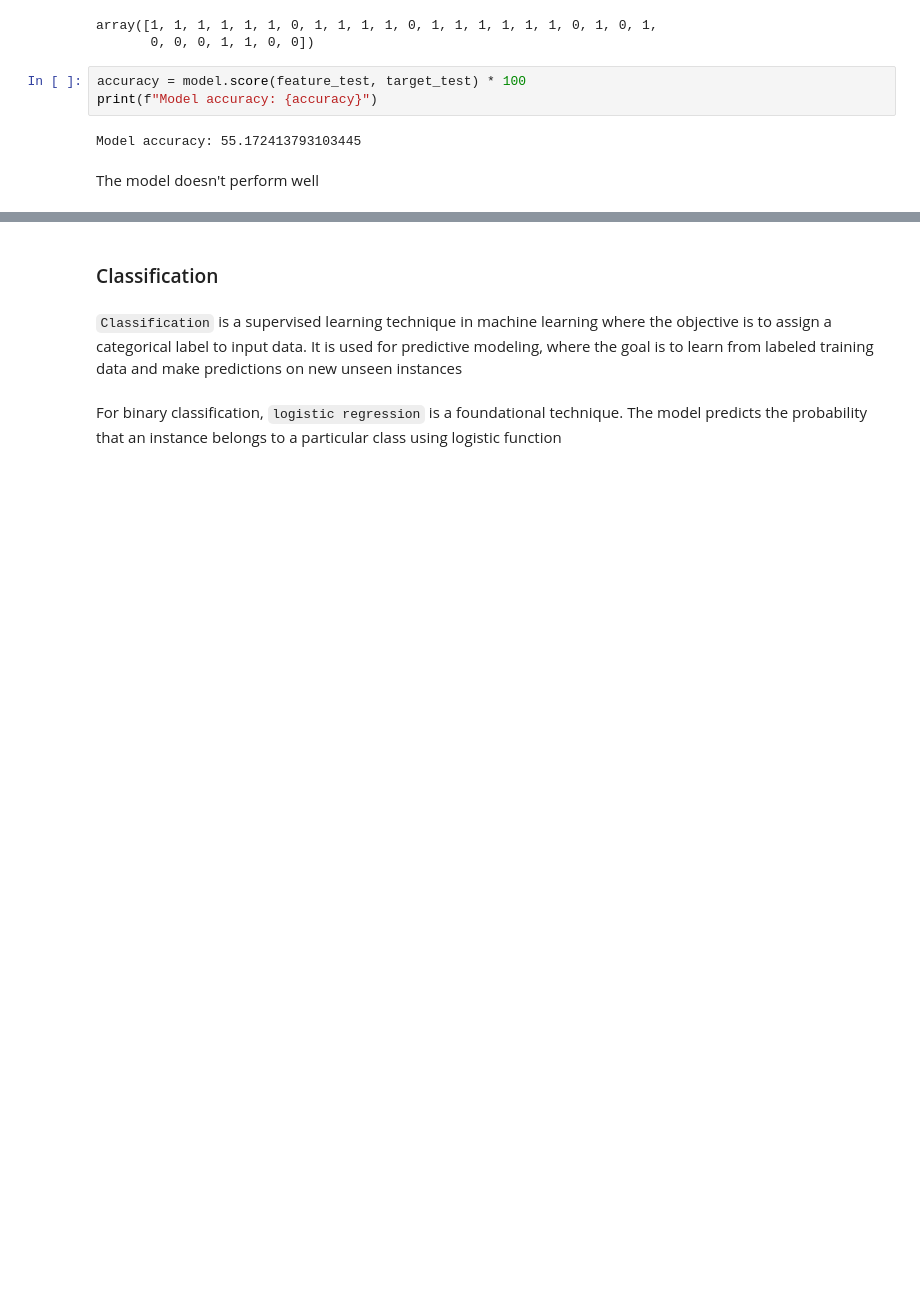
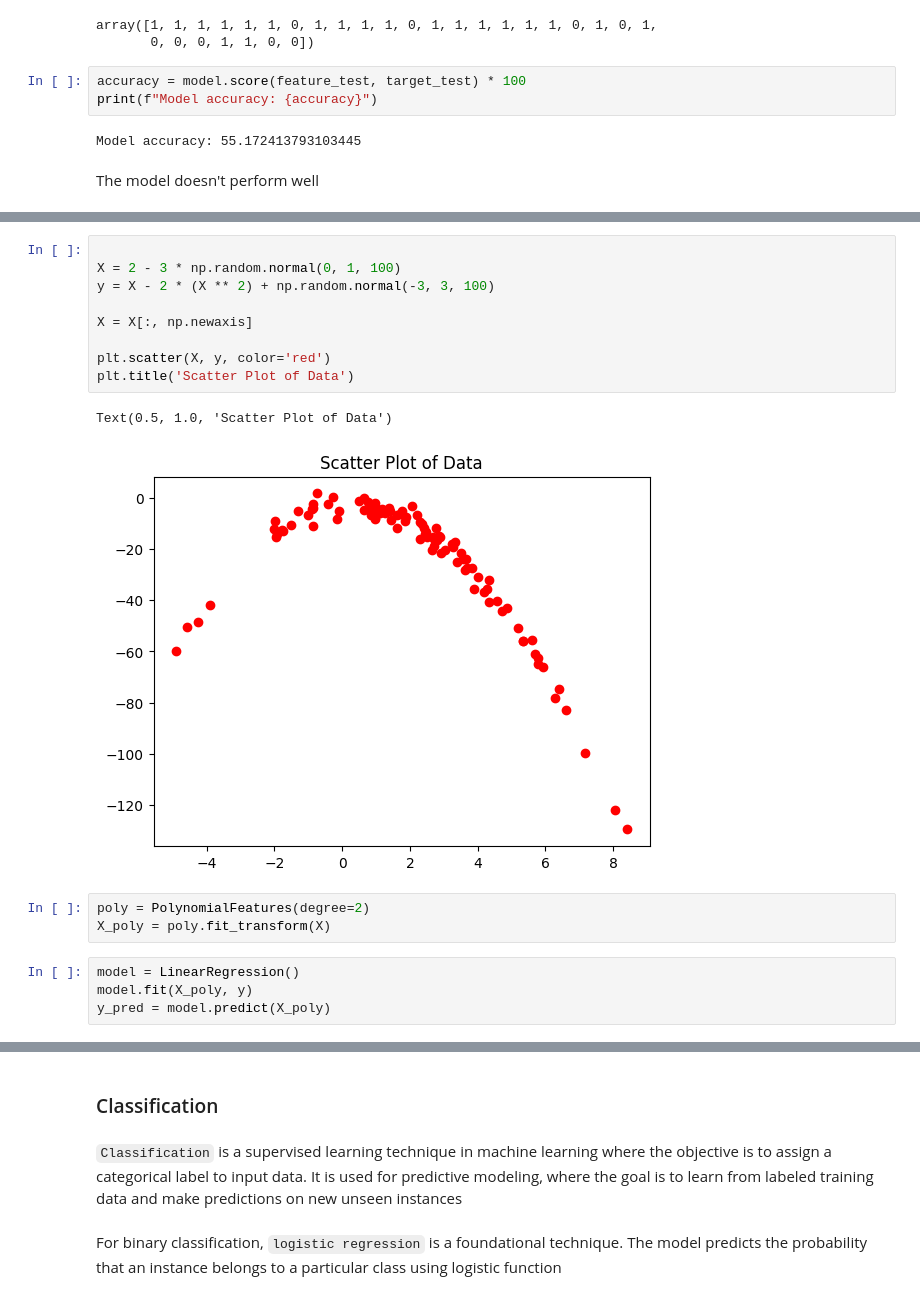
Before and after one commit to mmaazkhanhere/genai-learning-repo, a Jupyter notebook: machine-learning-course/course.ipynb, the cells around one changed output, grey strips where cells are left out. Drawn from its saved outputs; the diff is of its cells as text; blank space fills up the shorter version.

```diff
--- a/machine-learning-course/course.ipynb
+++ b/machine-learning-course/course.ipynb
@@ -502,0 +896,19 @@ The model doesn't perform well
+# %%
+
+X = 2 - 3 * np.random.normal(0, 1, 100)
+y = X - 2 * (X ** 2) + np.random.normal(-3, 3, 100)
+
+X = X[:, np.newaxis]
+
+plt.scatter(X, y, color='red')
+plt.title('Scatter Plot of Data')
+# %% [output]
+Text(0.5, 1.0, 'Scatter Plot of Data')
+[figure, added]
+# %%
+poly = PolynomialFeatures(degree=2)
+X_poly = poly.fit_transform(X)
+# %%
+model = LinearRegression()
+model.fit(X_poly, y)
+y_pred = model.predict(X_poly)
```
Also changed, not shown: parts of 123 cells of this notebook.
